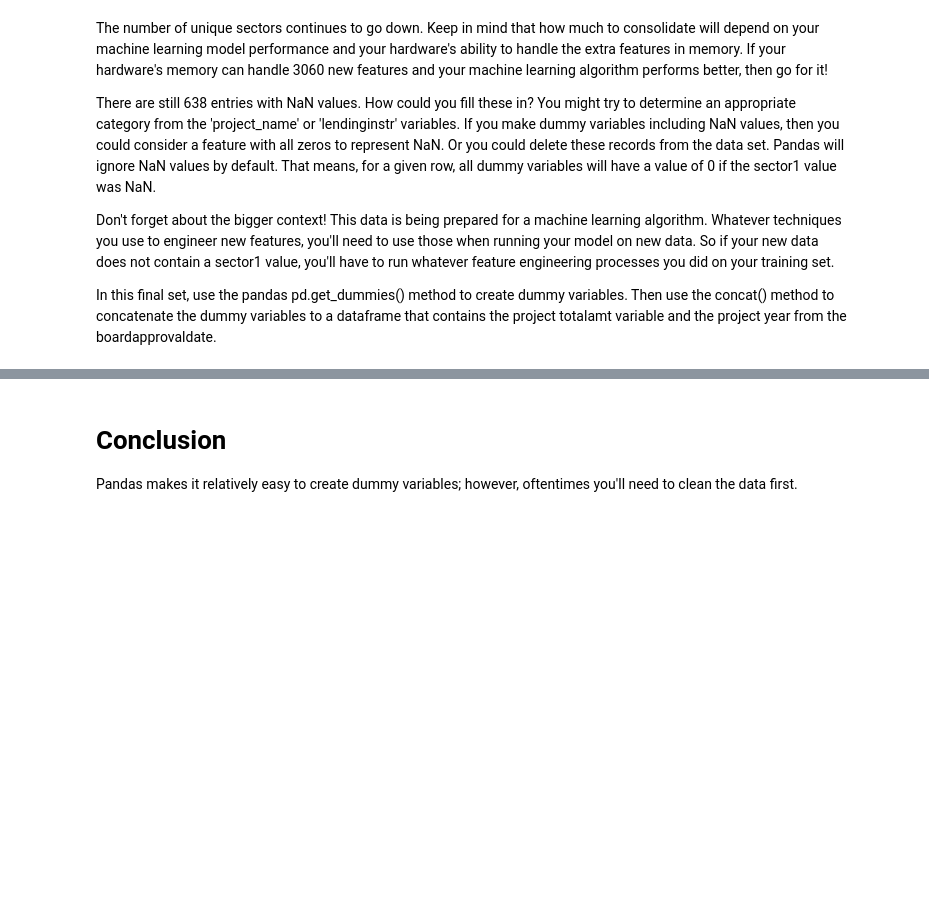
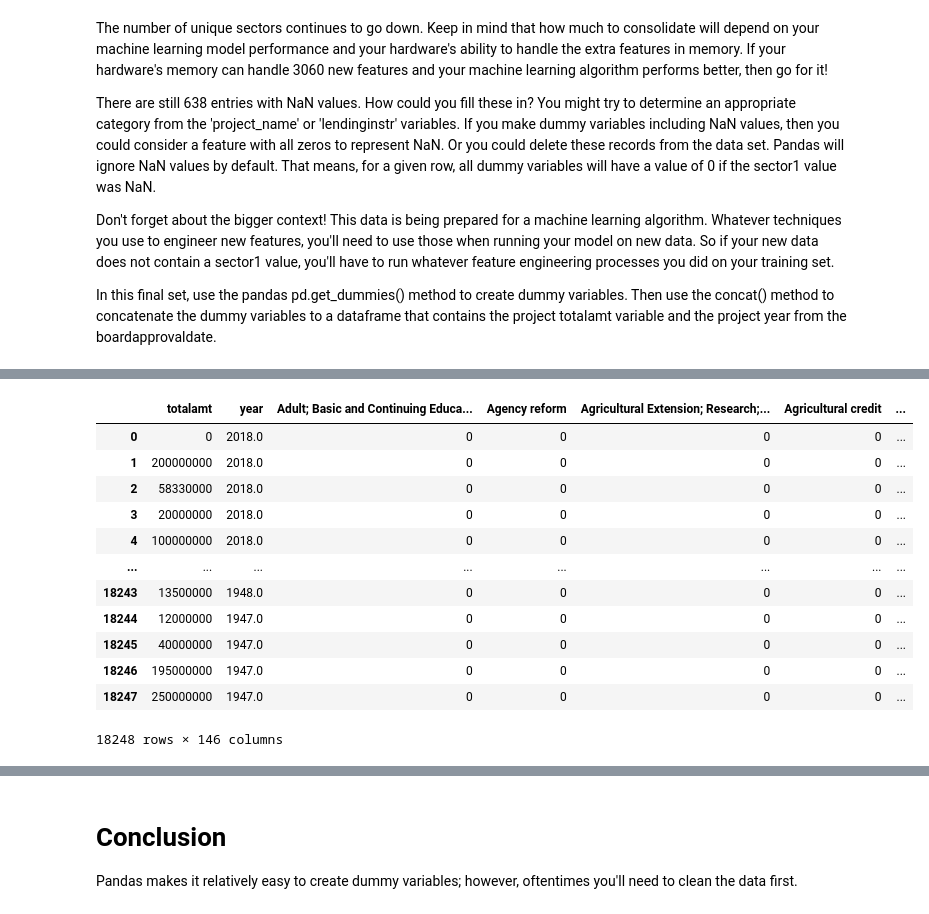
Before and after one commit to RobertZ-dev/Udacity_DSND, a Jupyter notebook: lessons/ETLPipelines/12_dummyvariables_exercise/12_dummyvariables_exercise.ipynb, the cells around one changed output, grey strips where cells are left out. Cells and saved outputs as stored; diff of their text form; code cells hidden in the pictures; blank space fills up the shorter version.

```diff
--- a/lessons/ETLPipelines/12_dummyvariables_exercise/12_dummyvariables_exercise.ipynb
+++ b/lessons/ETLPipelines/12_dummyvariables_exercise/12_dummyvariables_exercise.ipynb
@@ -298,0 +348,2 @@ print('Number of unique sectors after cleaning:', len(list(sector['sector1_aggre
+# %%
+sector.loc[sector['sector1_aggregates'].str.contains('Energy', re.IGNORECASE).replace(np.nan, False),'sector1_aggregates'] = 'Energy'
@@ -298,0 +366,2 @@ print('Number of unique sectors after cleaning:', len(list(sector['sector1_aggre
+# %%
+sector.loc[sector['sector1_aggregates'].str.contains('Transportation', re.IGNORECASE).replace(np.nan, False),'sector1_aggregates'] = 'Transportation'
@@ -320,3 +395,5 @@ df = None
 df_final = None
 
 df_final.head()
+# %%
+dummies = pd.DataFrame(pd.get_dummies(sector['sector1_aggregates']))
@@ -322,0 +416,6 @@ df_final.head()
+# %%
+projects['year'] = projects['boardapprovaldate'].dt.year
+df = projects[['totalamt','year']]
+df_final = pd.concat([df, dummies], axis=1)
+
+df_final.head()
@@ -322,0 +430,16 @@ df_final.head()
+# %%
+df_final
+# %% [output]
+|  | totalamt | year | Adult; Basic and Continuing Educa... | Agency reform | Agricultural Extension; Research;... | Agricultural credit | ... |
+| 0 | 0 | 2018.0 | 0 | 0 | 0 | 0 | ... |
+| 1 | 200000000 | 2018.0 | 0 | 0 | 0 | 0 | ... |
+| 2 | 58330000 | 2018.0 | 0 | 0 | 0 | 0 | ... |
+| 3 | 20000000 | 2018.0 | 0 | 0 | 0 | 0 | ... |
+| 4 | 100000000 | 2018.0 | 0 | 0 | 0 | 0 | ... |
+| ... | ... | ... | ... | ... | ... | ... | ... |
+| 18243 | 13500000 | 1948.0 | 0 | 0 | 0 | 0 | ... |
+| 18244 | 12000000 | 1947.0 | 0 | 0 | 0 | 0 | ... |
+| 18245 | 40000000 | 1947.0 | 0 | 0 | 0 | 0 | ... |
+| 18246 | 195000000 | 1947.0 | 0 | 0 | 0 | 0 | ... |
+| 18247 | 250000000 | 1947.0 | 0 | 0 | 0 | 0 | ... |
+18248 rows × 146 columns
```
Also changed, not shown: parts of 13 cells of this notebook.
